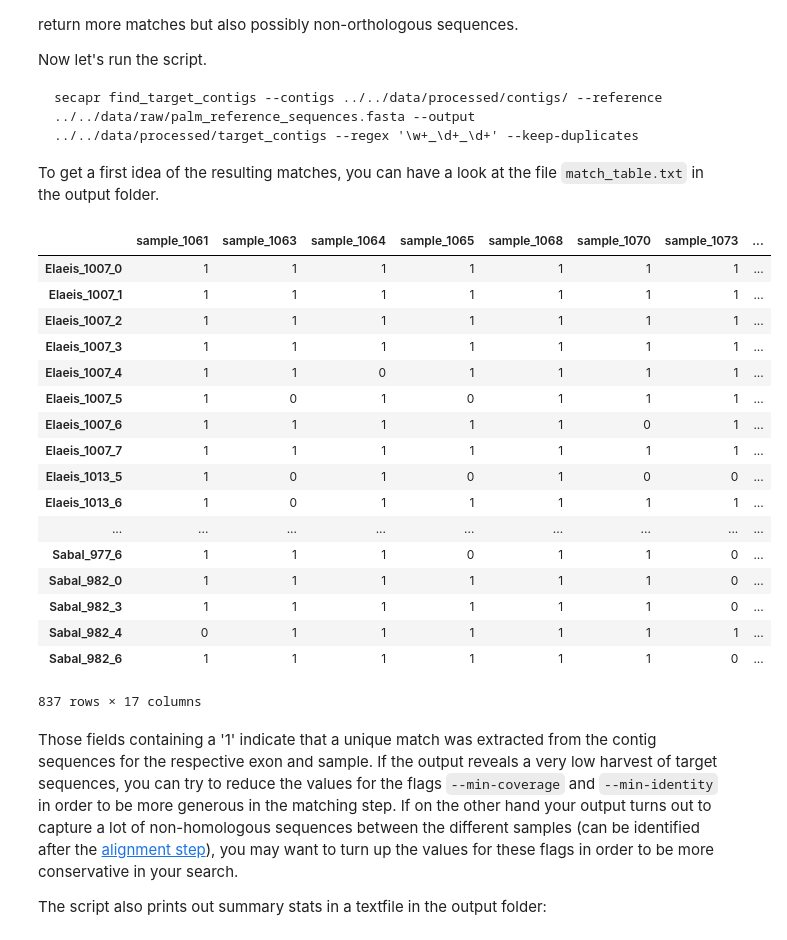
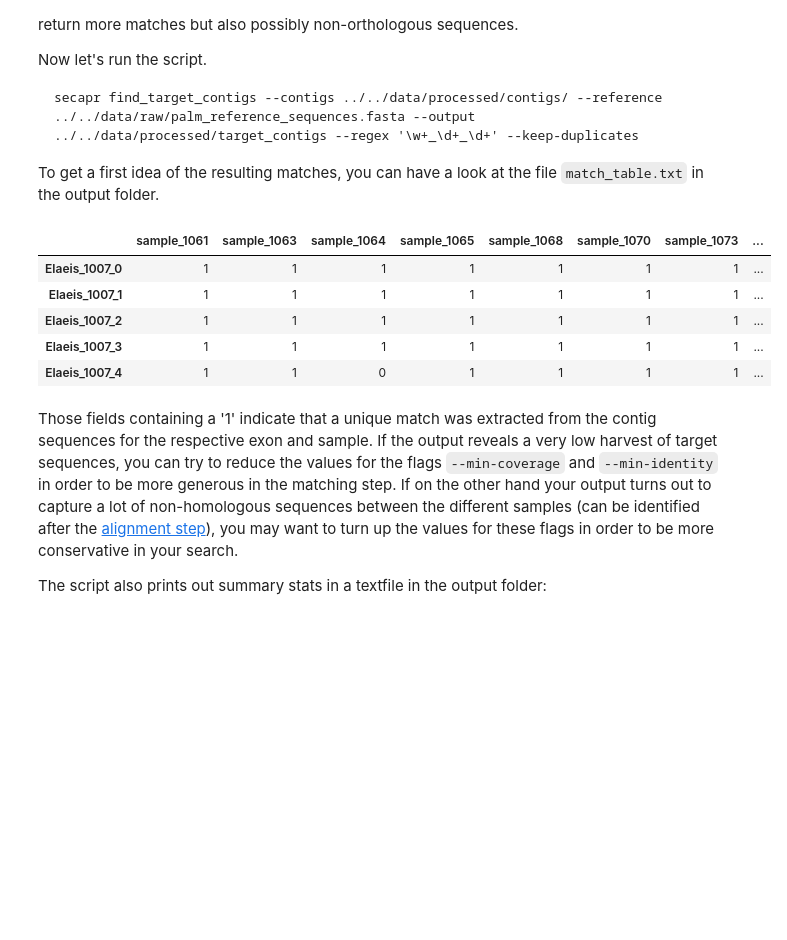
Before and after one commit to AntonelliLab/seqcap_processor, a Jupyter notebook: docs/notebook/extract_contigs.ipynb, the cells around one changed output. Drawn from its saved outputs; the diff is of its cells as text; code cells hidden in the pictures; blank space fills up the shorter version.

```diff
--- a/docs/notebook/extract_contigs.ipynb
+++ b/docs/notebook/extract_contigs.ipynb
@@ -60,26 +60,14 @@ To get a first idea of the resulting matches, you can have a look at the file `m
 # %%
 import pandas as pd
 table = pd.read_csv('../../data/processed/target_contigs/match_table.txt', delimiter = '\t',index_col=0)
-table
+table.head()
 # %% [output]
 |  | sample_1061 | sample_1063 | sample_1064 | sample_1065 | sample_1068 | sample_1070 | sample_1073 | ... |
 | Elaeis_1007_0 | 1 | 1 | 1 | 1 | 1 | 1 | 1 | ... |
 | Elaeis_1007_1 | 1 | 1 | 1 | 1 | 1 | 1 | 1 | ... |
 | Elaeis_1007_2 | 1 | 1 | 1 | 1 | 1 | 1 | 1 | ... |
 | Elaeis_1007_3 | 1 | 1 | 1 | 1 | 1 | 1 | 1 | ... |
 | Elaeis_1007_4 | 1 | 1 | 0 | 1 | 1 | 1 | 1 | ... |
-| Elaeis_1007_5 | 1 | 0 | 1 | 0 | 1 | 1 | 1 | ... |
-| Elaeis_1007_6 | 1 | 1 | 1 | 1 | 1 | 0 | 1 | ... |
-| Elaeis_1007_7 | 1 | 1 | 1 | 1 | 1 | 1 | 1 | ... |
-| Elaeis_1013_5 | 1 | 0 | 1 | 0 | 1 | 0 | 0 | ... |
-| Elaeis_1013_6 | 1 | 0 | 1 | 1 | 1 | 1 | 1 | ... |
-| ... | ... | ... | ... | ... | ... | ... | ... | ... |
-| Sabal_977_6 | 1 | 1 | 1 | 0 | 1 | 1 | 0 | ... |
-| Sabal_982_0 | 1 | 1 | 1 | 1 | 1 | 1 | 0 | ... |
-| Sabal_982_3 | 1 | 1 | 1 | 1 | 1 | 1 | 0 | ... |
-| Sabal_982_4 | 0 | 1 | 1 | 1 | 1 | 1 | 1 | ... |
-| Sabal_982_6 | 1 | 1 | 1 | 1 | 1 | 1 | 0 | ... |
-837 rows × 17 columns
 # %% [markdown]
 Those fields containing a '1' indicate that a unique match was extracted from the contig sequences for the respective exon and sample. If the output reveals a very low harvest of target sequences, you can try to reduce the values for the flags `--min-coverage` and `--min-identity` in order to be more generous in the matching step. If on the other hand your output turns out to capture a lot of non-homologous sequences between the different samples (can be identified after the [alignment step](align_contigs.ipynb)), you may want to turn up the values for these flags in order to be more conservative in your search.
 
```
Also changed, not shown: parts of 2 cells of this notebook.
